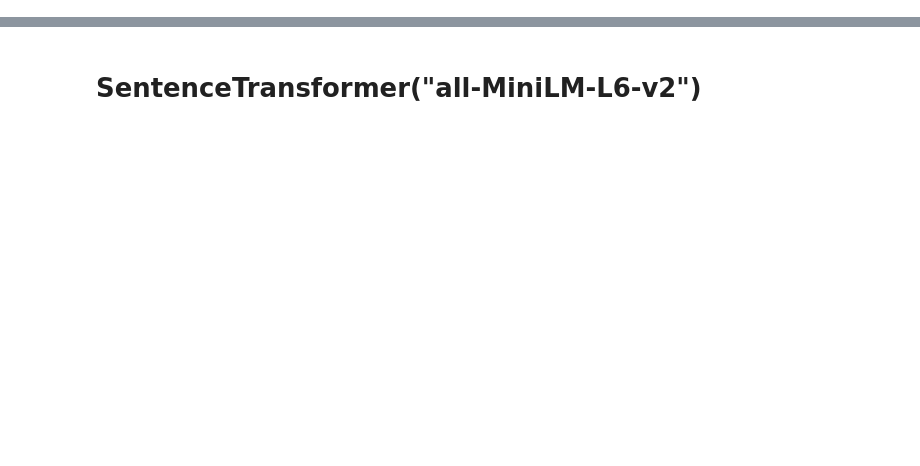
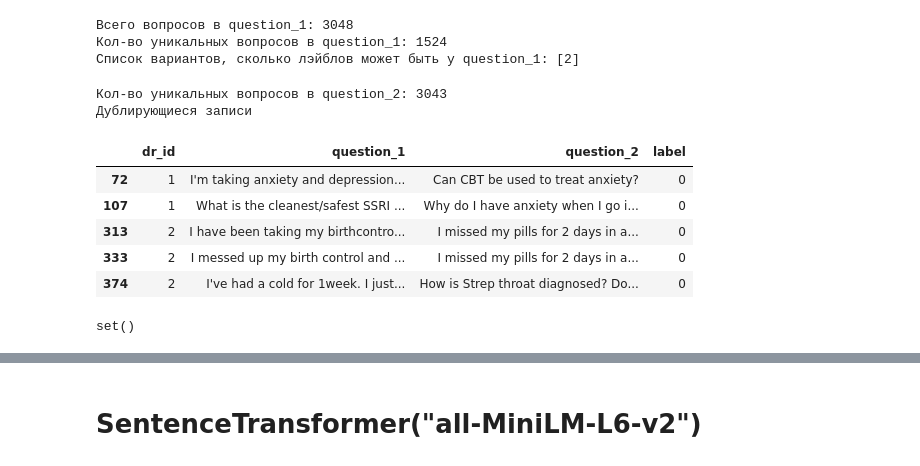
Before and after one commit to lebedevbogdan/medical-qa, a Jupyter notebook: encoders.ipynb, the cells around one changed output, grey strips where cells are left out. Cells and saved outputs as stored; diff of their text form; code cells hidden in the pictures; blank space fills up the shorter version.

```diff
--- a/encoders.ipynb
+++ b/encoders.ipynb
@@ -11,4 +12,32 @@ import matplotlib.pyplot as plt
 # %%
 dataset = load_dataset('medical_questions_pairs')
 data = dataset['train'].to_pandas()
+# %%
+print(f"Всего вопросов в question_1: {len(data)}")
+print(f"Кол-во уникальных вопросов в question_1: {data['question_1'].nunique()}")
+# У каждого вопроса в question_1 есть ровно два разных лэйбла
+print(f"Список вариантов, сколько лэйблов может быть у question_1: {data.groupby('question_1').agg(count = ('question_1', 'count'))['count'].unique()}")
+# %% [output]
+Всего вопросов в question_1: 3048
+Кол-во уникальных вопросов в question_1: 1524
+Список вариантов, сколько лэйблов может быть у question_1: [2]
+# %%
+print(f"Кол-во уникальных вопросов в question_2: {data['question_2'].nunique()}")
+# У 4 вопросов из question_2 есть дубли (у одного вопроса два дубля), при этом у всех дэйблы 0, поэтому в оценке точности эти вопросы учитывать не будем
+print("Дублирующиеся записи")
+data[~data.index.isin(data[['question_2', 'label']].drop_duplicates().index)]
+# %% [output]
+Кол-во уникальных вопросов в question_2: 3043
+Дублирующиеся записи
+|  | dr_id | question_1 | question_2 | label |
+| 72 | 1 | I'm taking anxiety and depression... | Can CBT be used to treat anxiety? | 0 |
+| 107 | 1 | What is the cleanest/safest SSRI ... | Why do I have anxiety when I go i... | 0 |
+| 313 | 2 | I have been taking my birthcontro... | I missed my pills for 2 days in a... | 0 |
+| 333 | 2 | I messed up my birth control and ... | I missed my pills for 2 days in a... | 0 |
+| 374 | 2 | I've had a cold for 1week. I just... | How is Strep throat diagnosed? Do... | 0 |
+# %%
+# Проверка, есть ли вопросы, встречающиеся в обоих столбцах.
+set(data['question_1']) & set(data['question_2'])
+# %% [output]
+set()
 # %%
```
Also changed, not shown: parts of 20 cells of this notebook.
